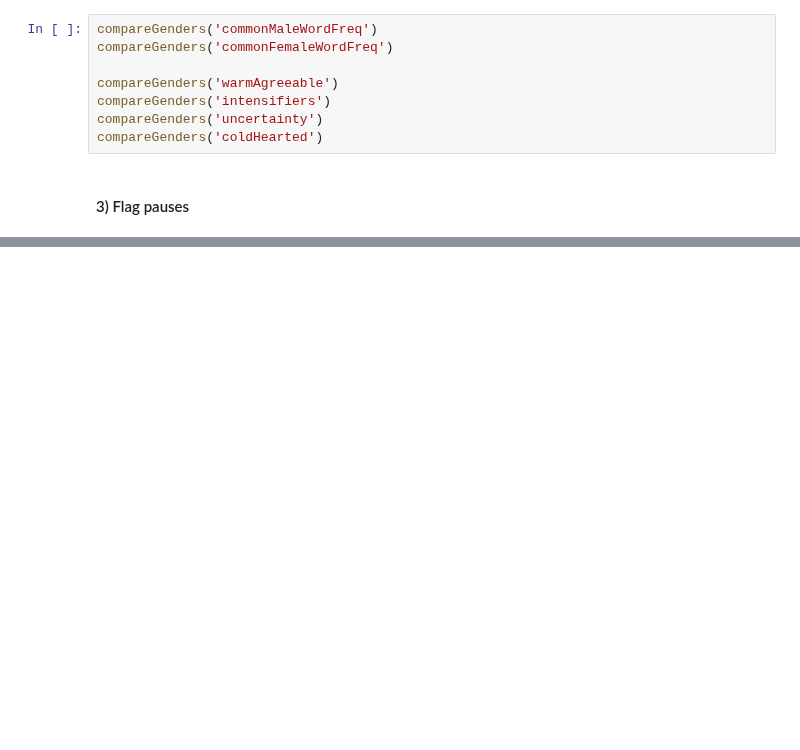
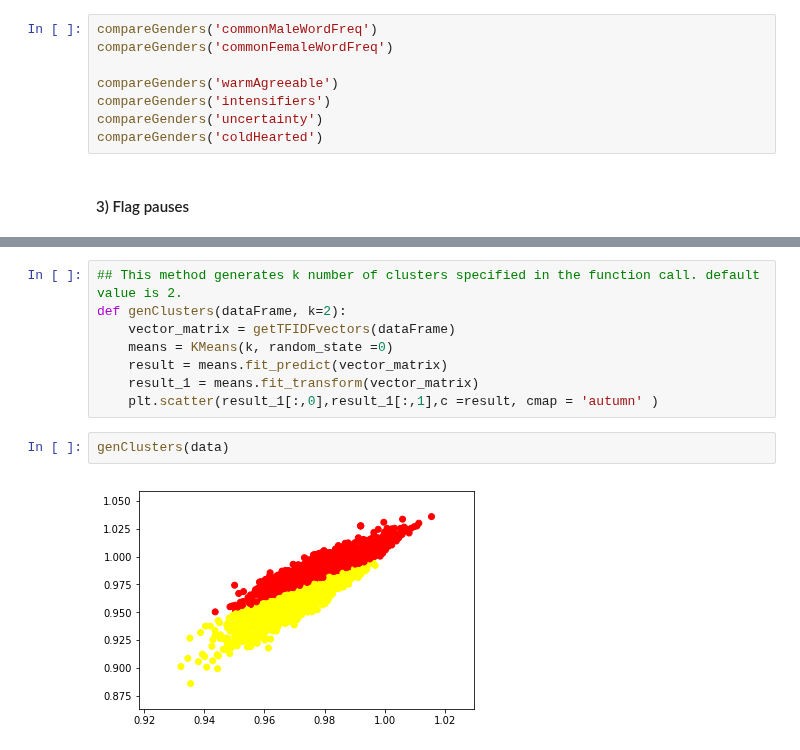
Before and after one commit to GreenMouth/Data-Science-Lab-Final-Project, a Jupyter notebook: src/Data-Exploration.ipynb, the cells around one changed output, grey strips where cells are left out. Saved outputs shown, nothing was run; the diff lists cells and outputs as text; blank space fills up the shorter version.

```diff
--- a/src/Data-Exploration.ipynb
+++ b/src/Data-Exploration.ipynb
@@ -595,0 +605,12 @@ compareGenders('coldHearted')
+# %%
+## This method generates k number of clusters specified in the function call. default value is 2.
+def genClusters(dataFrame, k=2):
+    vector_matrix = getTFIDFvectors(dataFrame)
+    means = KMeans(k, random_state =0)
+    result = means.fit_predict(vector_matrix)
+    result_1 = means.fit_transform(vector_matrix)
+    plt.scatter(result_1[:,0],result_1[:,1],c =result, cmap = 'autumn' )
+# %%
+genClusters(data)
+# %% [output]
+[figure, added]
```
Also changed, not shown: parts of 11 cells of this notebook.
